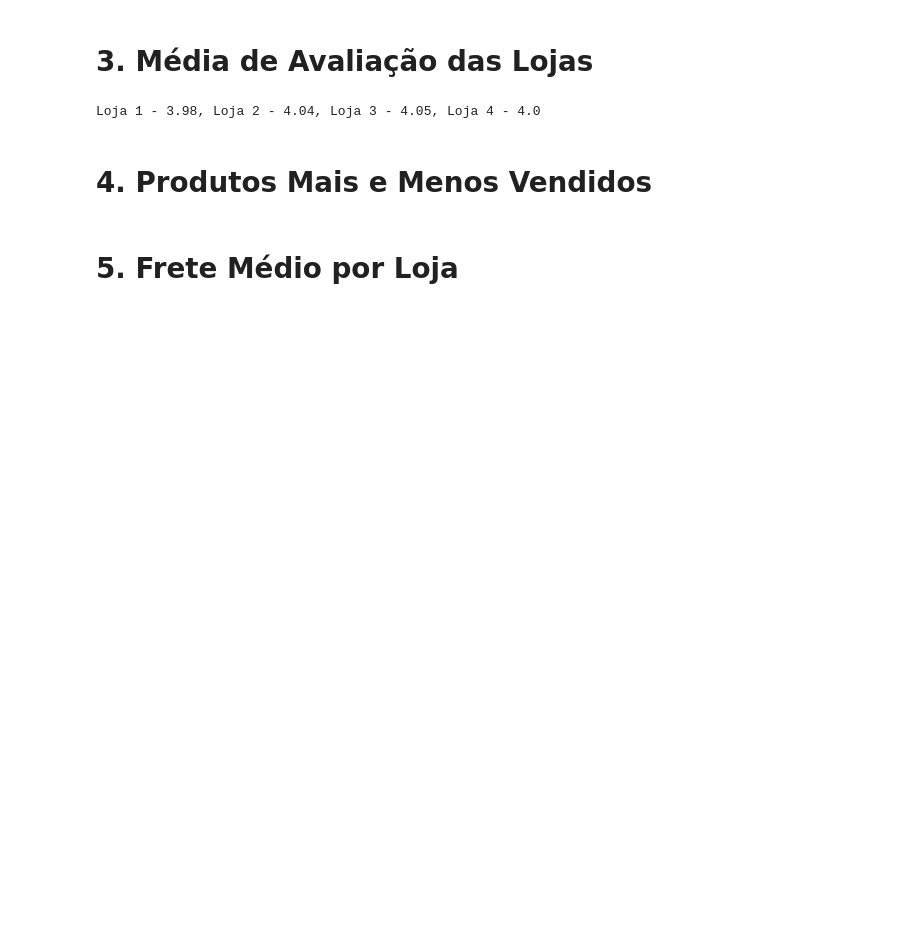
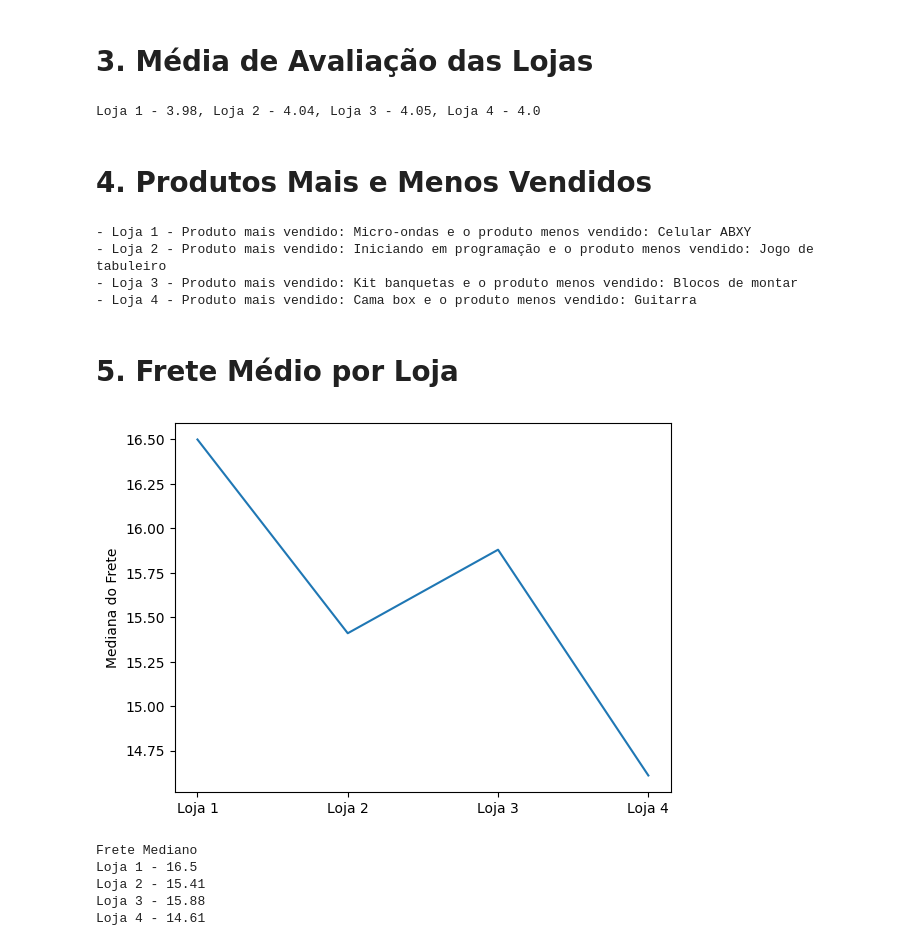
Before and after one commit to elara-mendes/challenge_alura_store, a Jupyter notebook: AluraStoreBr.ipynb, the cells around one changed output. Cells and saved outputs as stored; diff of their text form; code cells hidden in the pictures; blank space fills up the shorter version.

Commit message:
Finished median and most sold products parts

```diff
--- a/AluraStoreBr.ipynb
+++ b/AluraStoreBr.ipynb
@@ -86,5 +109,51 @@ print(f"Loja 1 - {round(avaliacao1, 2)}, Loja 2 - {round(avaliacao2, 2)}, Loja 3
 Loja 1 - 3.98, Loja 2 - 4.04, Loja 3 - 4.05, Loja 4 - 4.0
 # %% [markdown]
 # 4. Produtos Mais e Menos Vendidos
+# %%
+produto_mais1 = loja1["Produto"].value_counts()
+produto_mais2 = loja2["Produto"].value_counts()
+produto_mais3 = loja3["Produto"].value_counts()
+produto_mais4 = loja4["Produto"].value_counts()
+
+resultado = f"""
+- Loja 1 - Produto mais vendido: {produto_mais1.index[0]} e o produto menos vendido: {produto_mais1.index[-1]}
+- Loja 2 - Produto mais vendido: {produto_mais2.index[0]} e o produto menos vendido: {produto_mais2.index[-1]}
+- Loja 3 - Produto mais vendido: {produto_mais3.index[0]} e o produto menos vendido: {produto_mais3.index[-1]}
+- Loja 4 - Produto mais vendido: {produto_mais4.index[0]} e o produto menos vendido: {produto_mais4.index[-1]}
+"""
+
+print(resultado)
+# %% [output]
+- Loja 1 - Produto mais vendido: Micro-ondas e o produto menos vendido: Celular ABXY
+- Loja 2 - Produto mais vendido: Iniciando em programação e o produto menos vendido: Jogo de tabuleiro
+- Loja 3 - Produto mais vendido: Kit banquetas e o produto menos vendido: Blocos de montar
+- Loja 4 - Produto mais vendido: Cama box e o produto menos vendido: Guitarra
 # %% [markdown]
 # 5. Frete Médio por Loja
+# %%
+frete1 = loja1["Frete"].median()
+frete2 = loja2["Frete"].median()
+frete3 = loja3["Frete"].median()
+frete4 = loja4["Frete"].median()
+resultado = f"""
+Frete Mediano
+Loja 1 - {round(frete1, 2)}
+Loja 2 - {round(frete2, 2)}
+Loja 3 - {round(frete3, 2)}
+Loja 4 - {round(frete4, 2)}
+"""
+lojas = ["Loja 1", "Loja 2", "Loja 3", "Loja 4"]
+valores = [round(frete1, 2), round(frete2, 2), round(frete3, 2), round(frete4, 2)]
+
+plt.plot(lojas, valores)
+plt.ylabel('Mediana do Frete')
+plt.show()
+
+print(resultado)
+# %% [output]
+[figure, added]
+Frete Mediano
+Loja 1 - 16.5
+Loja 2 - 15.41
+Loja 3 - 15.88
+Loja 4 - 14.61
```
Also changed, not shown: parts of 3 cells of this notebook.
